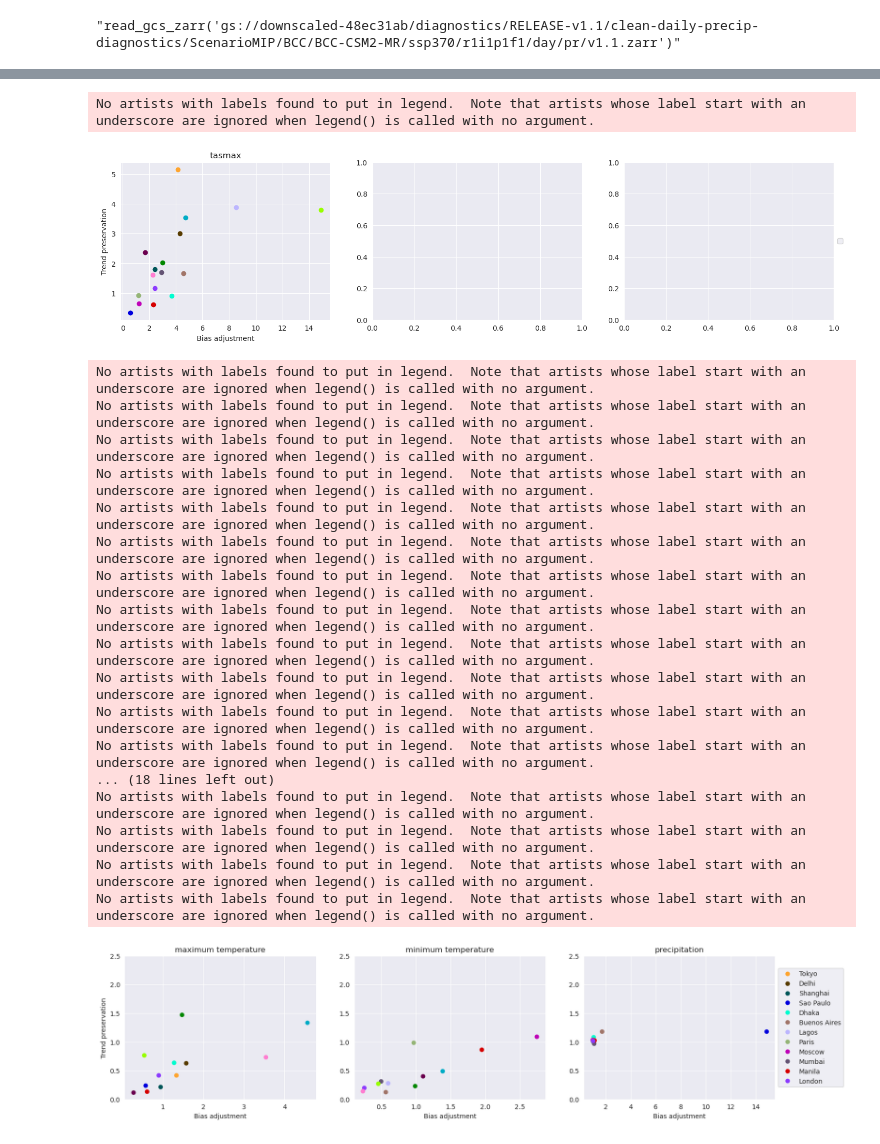
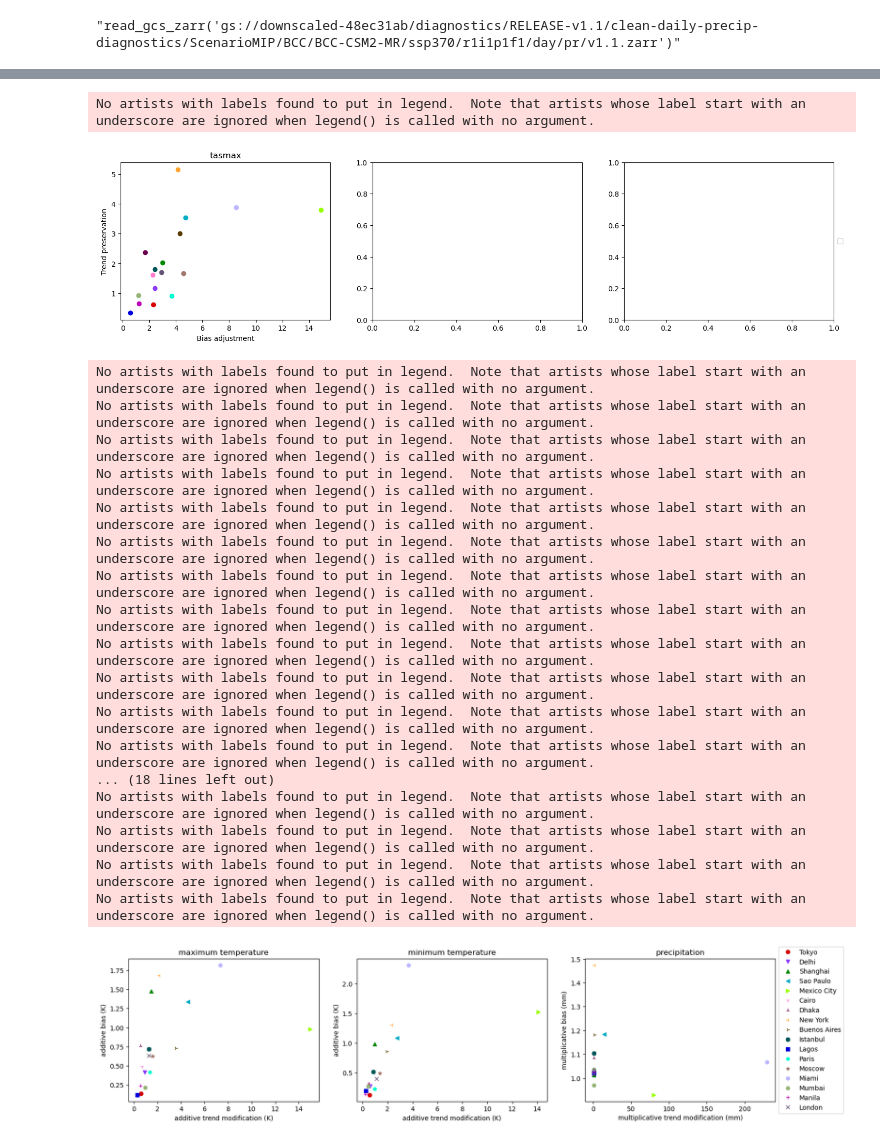
Before and after one commit to ClimateImpactLab/downscaleCMIP6, a Jupyter notebook: notebooks/paper_analysis/error_biasadjustment_trendpreservation_cities.ipynb, the cells around one changed output, grey strips where cells are left out. Drawn from its saved outputs; the diff is of its cells as text; code cells hidden in the pictures.

Commit message:
Plot all cities, use markers

```diff
--- a/notebooks/paper_analysis/error_biasadjustment_trendpreservation_cities.ipynb
+++ b/notebooks/paper_analysis/error_biasadjustment_trendpreservation_cities.ipynb
@@ -19,7 +21,10 @@ plot_dir = '/gcs/impactlab-data/climate/downscaling/paper/'
 # %%
 import itertools
 import colorcet as cc
+
+mpl.style.use('default')
 clrs = itertools.cycle(sns.color_palette(cc.glasbey, n_colors=17))
+mrkrs = itertools.cycle(list(Line2D.markers.keys())[2:19])
 # %%
 sns.color_palette(cc.glasbey, n_colors=17)
 # %% [output]
@@ -99,7 +104,7 @@ plt.savefig(os.path.join(plot_dir, 'cities_abs_rel_seasonal_error.png'),
             bbox_inches='tight', dpi=200)
 # %% [output]
 No artists with labels found to put in legend.  Note that artists whose label start with an underscore are ignored when legend() is called with no argument.
-[figure, old version]
+[figure, new version]
 # %%
 fig, axes = plt.subplots(1, 3, figsize=(18, 4))
 
@@ -125,75 +130,74 @@ for i, variable in enumerate(['tasmax', 'tasmin', 'precip']):
     city_absolute_error = {}
     for city in var_hist_clean.city.values:
 
-        if city == 'Cairo' or city == 'Miami' or city == 'Istanbul' or city == 'New York' or city == 'Mexico City':
-            pass
+        if variable == 'precip':
+            var = 'pr'
+        else:
+            var = variable
+
+        if variable == 'precip':
+            sim_trend = var_ssp370_clean.sel(city=city)[var].sel(time=slice('2080', '2099')).resample(time='QS-DEC').sum().values / var_hist_clean.sel(city=city)          [var].sel(time=slice('1995', '2014')).resample(time='QS-DEC').sum().values
+
+            downscale_trend = var_ssp370_ds.sel(city=city)[var].sel(time=slice('2080', '2099')).resample(time='QS-DEC').sum().values / var_hist_ds.sel(city=city)          [var].sel(time=slice('1995', '2014')).resample(time='QS-DEC').sum().values
+
+            sim_hist = var_hist_ds.sel(city=city)[var].sel(time=slice('1995', '2014')).resample(time='QS-DEC').sum().values / var_ref.sel(city=city)[var].sel(time=slice('1995', '2014')).resample(time='QS-DEC').sum().values
+
+            city_error = np.median(np.abs(downscale_trend / sim_trend))
         else:
 
-            if variable == 'precip':
-                var = 'pr'
-            else:
-                var = variable
+            sim_trend = var_ssp370_clean.sel(city=city)[var].sel(time=slice('2080', '2099')).resample(time='QS-DEC').mean().values - var_hist_clean.sel(city=city)          [var].sel(time=slice('1995', '2014')).resample(time='QS-DEC').mean().values
 
-            if variable == 'precip':
-                sim_trend = var_ssp370_clean.sel(city=city)[var].sel(time=slice('2080', '2099')).resample(time='QS-DEC').sum().values / var_hist_clean.sel(city=city)          [var].sel(time=slice('1995', '2014')).resample(time='QS-DEC').sum().values
+            downscale_trend = var_ssp370_ds.sel(city=city)[var].sel(time=slice('2080', '2099')).resample(time='QS-DEC').mean().values - var_hist_ds.sel(city=city)          [var].sel(time=slice('1995', '2014')).resample(time='QS-DEC').mean().values
 
-                downscale_trend = var_ssp370_ds.sel(city=city)[var].sel(time=slice('2080', '2099')).resample(time='QS-DEC').sum().values / var_hist_ds.sel(city=city)          [var].sel(time=slice('1995', '2014')).resample(time='QS-DEC').sum().values
+            sim_hist = var_hist_ds.sel(city=city)[var].sel(time=slice('1995', '2014')).resample(time='QS-DEC').mean().values - var_ref.sel(city=city)[var].sel(time=slice('1995', '2014')).resample(time='QS-DEC').mean().values
 
-                sim_hist = var_hist_ds.sel(city=city)[var].sel(time=slice('1995', '2014')).resample(time='QS-DEC').sum().values / var_ref.sel(city=city)[var].sel(time=slice('1995', '2014')).resample(time='QS-DEC').sum().values
-
-                city_error = np.median(np.abs(downscale_trend / sim_trend))
-            else:
-
-                sim_trend = var_ssp370_clean.sel(city=city)[var].sel(time=slice('2080', '2099')).resample(time='QS-DEC').mean().values - var_hist_clean.sel(city=city)          [var].sel(time=slice('1995', '2014')).resample(time='QS-DEC').mean().values
-
-                downscale_trend = var_ssp370_ds.sel(city=city)[var].sel(time=slice('2080', '2099')).resample(time='QS-DEC').mean().values - var_hist_ds.sel(city=city)          [var].sel(time=slice('1995', '2014')).resample(time='QS-DEC').mean().values
-
-                sim_hist = var_hist_ds.sel(city=city)[var].sel(time=slice('1995', '2014')).resample(time='QS-DEC').mean().values - var_ref.sel(city=city)[var].sel(time=slice('1995', '2014')).resample(time='QS-DEC').mean().values
-
-                city_error = np.median(np.abs(downscale_trend - sim_trend))
+            city_error = np.median(np.abs(downscale_trend - sim_trend))
 
 
-            city_trend_error[city] = city_error
-            abs_error = np.median(np.abs(sim_hist))
+        city_trend_error[city] = city_error
+        abs_error = np.median(np.abs(sim_hist))
 
-            city_absolute_error[city] = abs_error
+        city_absolute_error[city] = abs_error
 
 
-            axes[i].plot(city_absolute_error[city], city_trend_error[city], 'o', c=next(clrs), label=city)
-        axes[i].set_xlabel('Bias adjustment')
-        axes[0].set_ylabel('Trend preservation')
-        axes[i].set_ylim([0, 2.5])
+        axes[i].plot(city_absolute_error[city], city_trend_error[city], next(mrkrs), c=next(clrs), label=city)
+        axes[i].set_xlabel('additive trend modification (K)')
+        axes[i].set_ylabel('additive bias (K)')
+        # axes[i].set_ylim([0, 2.5])
+        # axes[i].set_aspect(aspect="equal", share=True)
 
         axes[2].legend(loc='center left', bbox_to_anchor=(1, 0.5))
         if variable == 'precip':
             title_variable = 'precipitation'
+            axes[i].set_xlabel('multiplicative trend modification (mm)')
+            axes[i].set_ylabel('multiplicative bias (mm)')
         elif variable == 'tasmax':
             title_variable = 'maximum temperature'
         else:
             title_variable = 'minimum temperature'
         axes[i].set_title(title_variable)
 
 plt.savefig(os.path.join(plot_dir, 'cities_abs_rel_seasonal_error.png'),
             bbox_inches='tight', dpi=200)
 # %% [output]
 No artists with labels found to put in legend.  Note that artists whose label start with an underscore are ignored when legend() is called with no argument.
 No artists with labels found to put in legend.  Note that artists whose label start with an underscore are ignored when legend() is called with no argument.
 No artists with labels found to put in legend.  Note that artists whose label start with an underscore are ignored when legend() is called with no argument.
 No artists with labels found to put in legend.  Note that artists whose label start with an underscore are ignored when legend() is called with no argument.
 No artists with labels found to put in legend.  Note that artists whose label start with an underscore are ignored when legend() is called with no argument.
 No artists with labels found to put in legend.  Note that artists whose label start with an underscore are ignored when legend() is called with no argument.
 No artists with labels found to put in legend.  Note that artists whose label start with an underscore are ignored when legend() is called with no argument.
 No artists with labels found to put in legend.  Note that artists whose label start with an underscore are ignored when legend() is called with no argument.
 No artists with labels found to put in legend.  Note that artists whose label start with an underscore are ignored when legend() is called with no argument.
 No artists with labels found to put in legend.  Note that artists whose label start with an underscore are ignored when legend() is called with no argument.
 No artists with labels found to put in legend.  Note that artists whose label start with an underscore are ignored when legend() is called with no argument.
 No artists with labels found to put in legend.  Note that artists whose label start with an underscore are ignored when legend() is called with no argument.
 ... (18 lines left out)
 No artists with labels found to put in legend.  Note that artists whose label start with an underscore are ignored when legend() is called with no argument.
 No artists with labels found to put in legend.  Note that artists whose label start with an underscore are ignored when legend() is called with no argument.
 No artists with labels found to put in legend.  Note that artists whose label start with an underscore are ignored when legend() is called with no argument.
 No artists with labels found to put in legend.  Note that artists whose label start with an underscore are ignored when legend() is called with no argument.
-[figure, old version]
+[figure, new version]
 # %%
 fig, axes = plt.subplots(1, 5, figsize=(25, 4))
 
```
Also changed, not shown: parts of 7 cells of this notebook.
